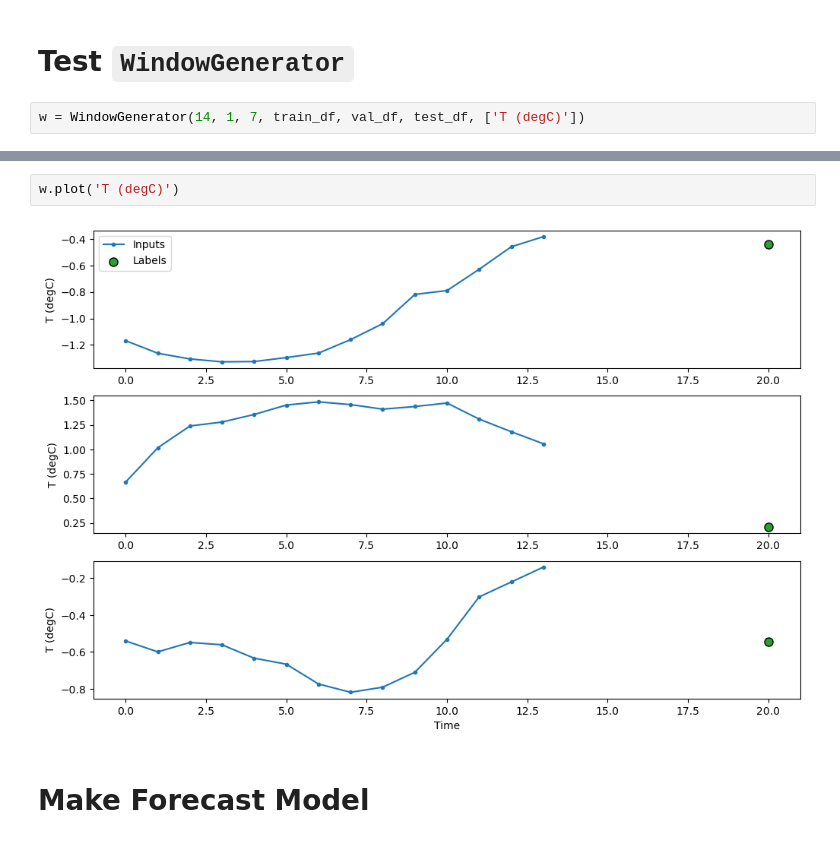
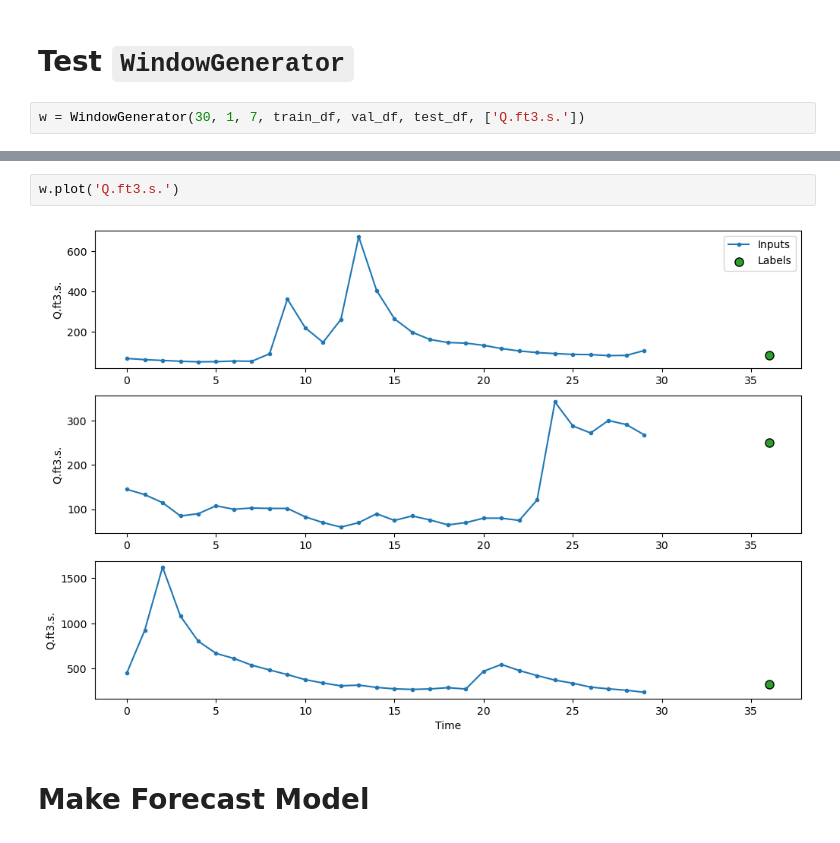
Before and after one commit to johnswyou/tensorflow_timeseries, a Jupyter notebook: timeseries_forecasting.ipynb, the cells around one changed output, grey strips where cells are left out. Cells and saved outputs as stored; diff of their text form.

```diff
--- a/timeseries_forecasting.ipynb
+++ b/timeseries_forecasting.ipynb
@@ -40,7 +58,7 @@ train_df.head()
 # %% [markdown]
 # Test `WindowGenerator`
 # %%
-w = WindowGenerator(14, 1, 7, train_df, val_df, test_df, ['T (degC)'])
+w = WindowGenerator(30, 1, 7, train_df, val_df, test_df, ['Q.ft3.s.'])
 # %%
 w
 # %% [output]
@@ -51,7 +70,7 @@ Label column name(s): ['T (degC)']
-# %%
-w.plot('T (degC)')
-# %% [output]
-[figure, removed]
+# %%
+w.plot('Q.ft3.s.')
+# %% [output]
+[figure, added]
 # %% [markdown]
 # Make Forecast Model
 # %%
```
Also changed, not shown: parts of 16 cells of this notebook, 5 other files.
